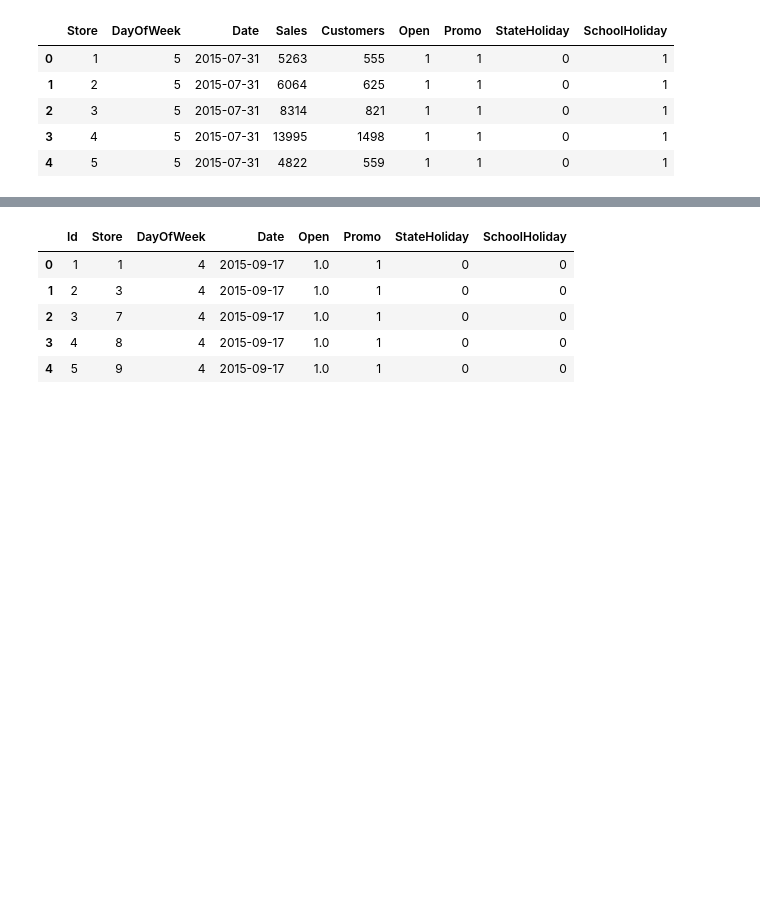
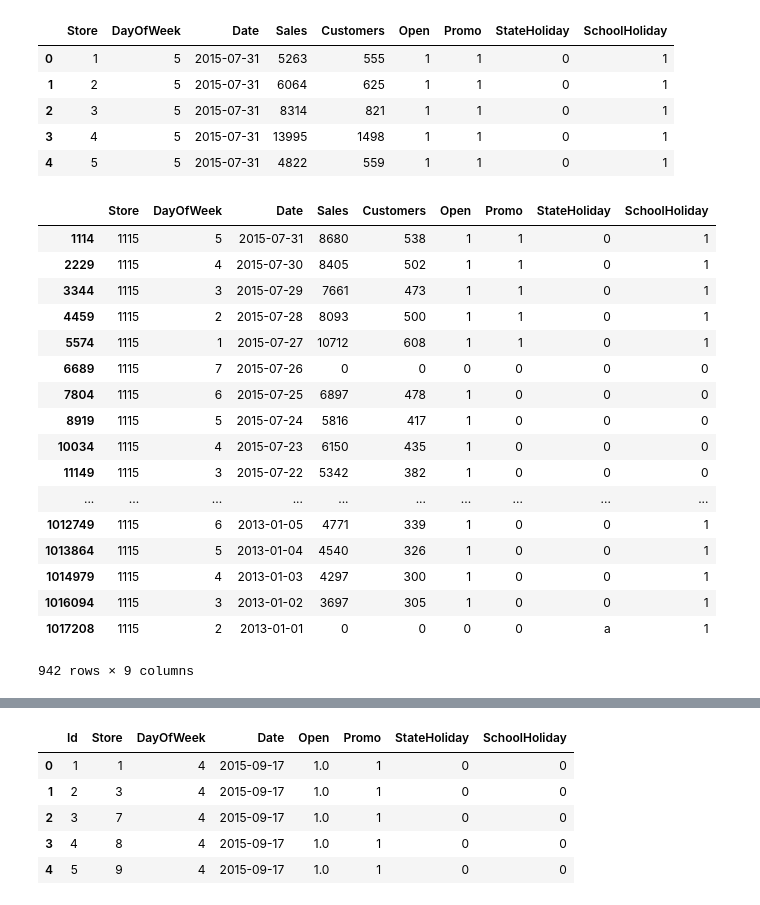
Before and after one commit to thushear/MLInAction, a Jupyter notebook: kaggle/rossmann_case1.ipynb, the cells around one changed output, grey strips where cells are left out. Saved outputs shown, nothing was run; the diff lists cells and outputs as text; code cells hidden in the pictures; blank space fills up the shorter version.

```diff
--- a/kaggle/rossmann_case1.ipynb
+++ b/kaggle/rossmann_case1.ipynb
@@ -32,3 +32,24 @@ rossmann_df.head()
 | 2 | 3 | 5 | 2015-07-31 | 8314 | 821 | 1 | 1 | 0 | 1 |
 | 3 | 4 | 5 | 2015-07-31 | 13995 | 1498 | 1 | 1 | 0 | 1 |
 | 4 | 5 | 5 | 2015-07-31 | 4822 | 559 | 1 | 1 | 0 | 1 |
+# %%
+rossmann_df[rossmann_df['Store']==1115]
+# %% [output]
+|  | Store | DayOfWeek | Date | Sales | Customers | Open | Promo | StateHoliday | SchoolHoliday |
+| 1114 | 1115 | 5 | 2015-07-31 | 8680 | 538 | 1 | 1 | 0 | 1 |
+| 2229 | 1115 | 4 | 2015-07-30 | 8405 | 502 | 1 | 1 | 0 | 1 |
+| 3344 | 1115 | 3 | 2015-07-29 | 7661 | 473 | 1 | 1 | 0 | 1 |
+| 4459 | 1115 | 2 | 2015-07-28 | 8093 | 500 | 1 | 1 | 0 | 1 |
+| 5574 | 1115 | 1 | 2015-07-27 | 10712 | 608 | 1 | 1 | 0 | 1 |
+| 6689 | 1115 | 7 | 2015-07-26 | 0 | 0 | 0 | 0 | 0 | 0 |
+| 7804 | 1115 | 6 | 2015-07-25 | 6897 | 478 | 1 | 0 | 0 | 0 |
+| 8919 | 1115 | 5 | 2015-07-24 | 5816 | 417 | 1 | 0 | 0 | 0 |
+| 10034 | 1115 | 4 | 2015-07-23 | 6150 | 435 | 1 | 0 | 0 | 0 |
+| 11149 | 1115 | 3 | 2015-07-22 | 5342 | 382 | 1 | 0 | 0 | 0 |
+| ... | ... | ... | ... | ... | ... | ... | ... | ... | ... |
+| 1012749 | 1115 | 6 | 2013-01-05 | 4771 | 339 | 1 | 0 | 0 | 1 |
+| 1013864 | 1115 | 5 | 2013-01-04 | 4540 | 326 | 1 | 0 | 0 | 1 |
+| 1014979 | 1115 | 4 | 2013-01-03 | 4297 | 300 | 1 | 0 | 0 | 1 |
+| 1016094 | 1115 | 3 | 2013-01-02 | 3697 | 305 | 1 | 0 | 0 | 1 |
+| 1017208 | 1115 | 2 | 2013-01-01 | 0 | 0 | 0 | 0 | a | 1 |
+942 rows × 9 columns
```
Also changed, not shown: parts of 23 cells of this notebook, 11 other files.
